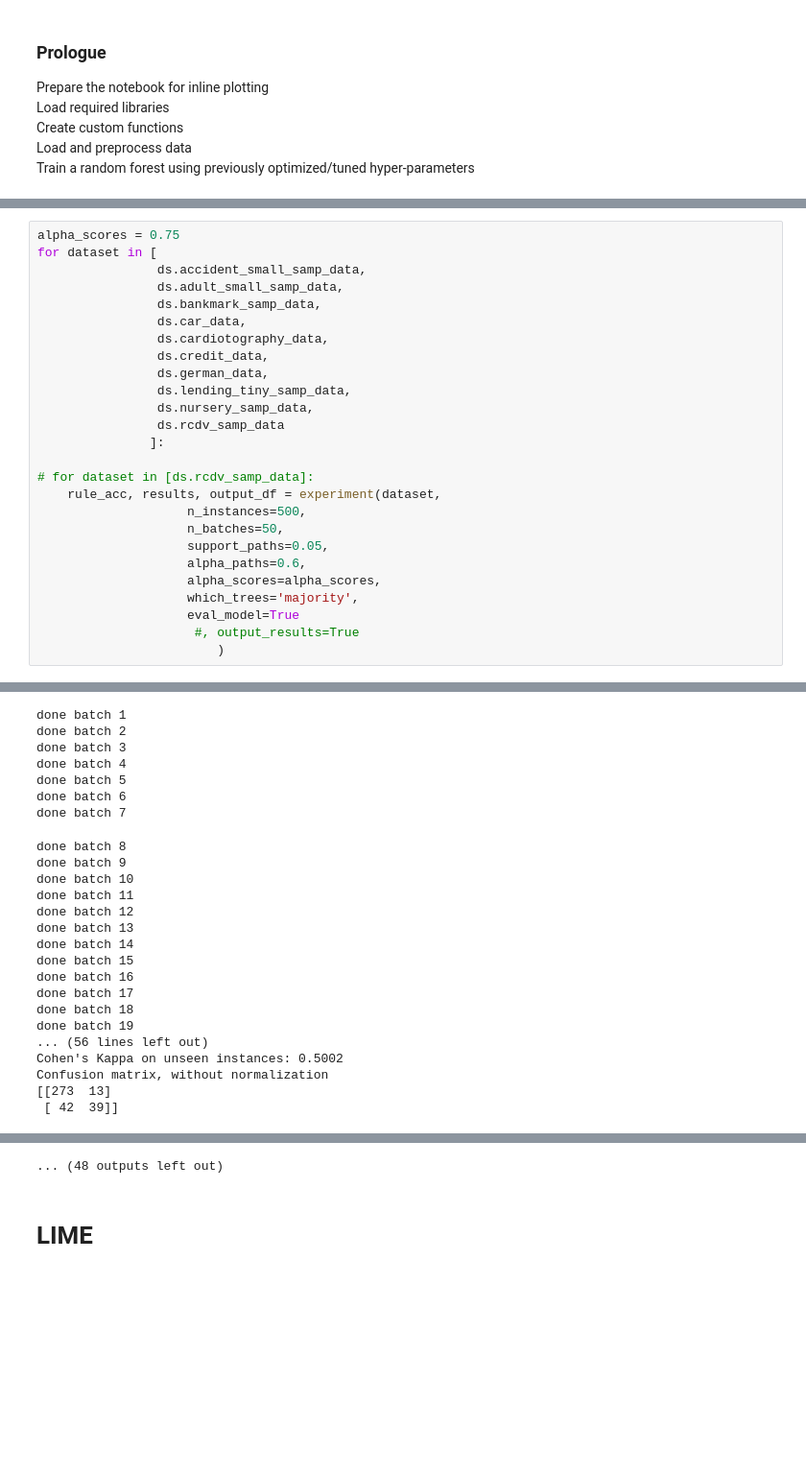
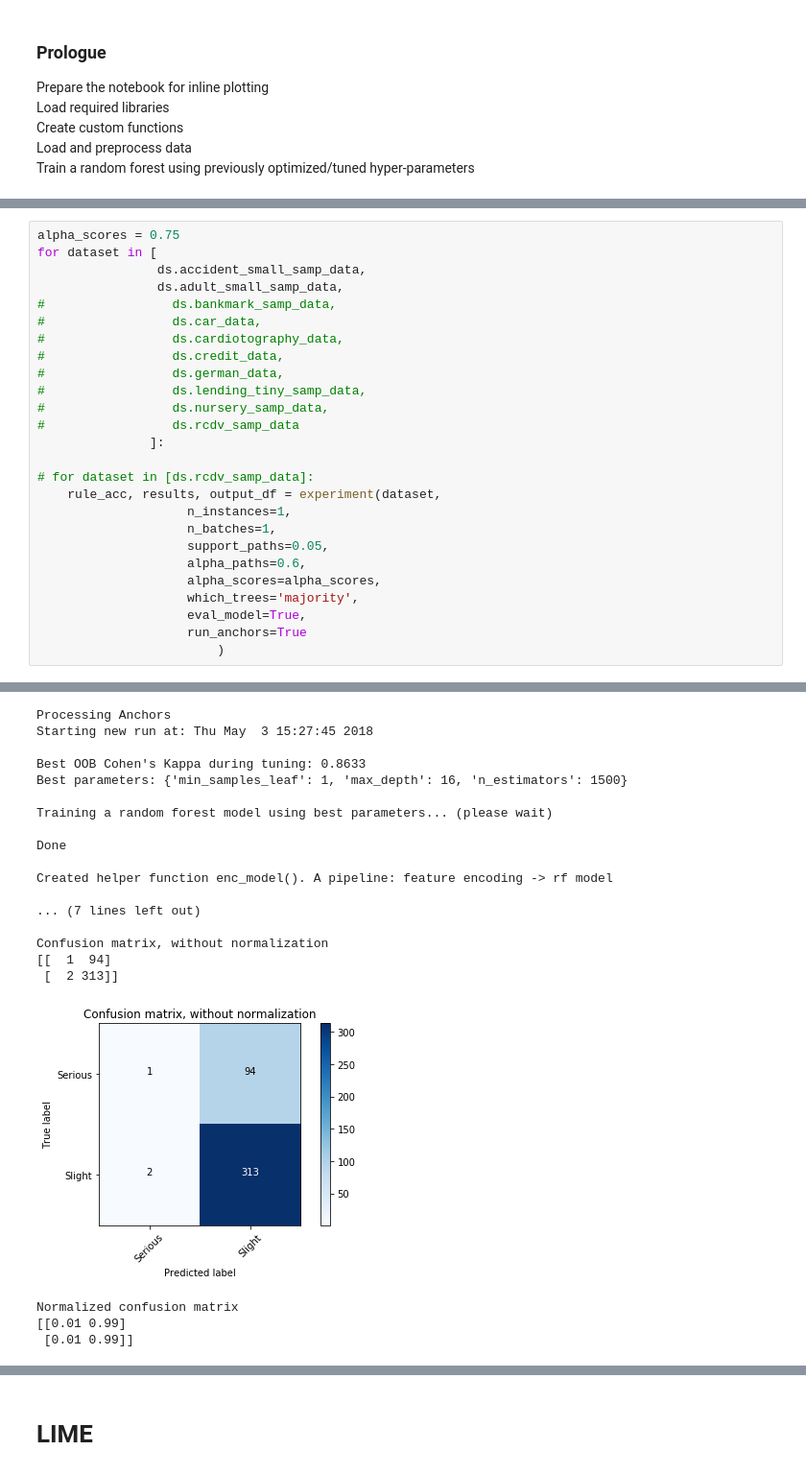
Before and after one commit to julianhatwell/interpret_basics2, a Jupyter notebook: whiteboxing experiments unattended.ipynb, the cells around one changed output, grey strips where cells are left out. Shown at 96% size. Drawn from its saved outputs; the diff is of its cells as text; blank space fills up the shorter version.

Commit message:
anchors results first cut

```diff
--- a/whiteboxing experiments unattended.ipynb
+++ b/whiteboxing experiments unattended.ipynb
@@ -22,26 +18,26 @@ alpha_scores = 0.75
 for dataset in [
                 ds.accident_small_samp_data,
                 ds.adult_small_samp_data,
-                ds.bankmark_samp_data,
-                ds.car_data,
-                ds.cardiotography_data,
-                ds.credit_data,
-                ds.german_data,
-                ds.lending_tiny_samp_data,
-                ds.nursery_samp_data,
-                ds.rcdv_samp_data
+#                 ds.bankmark_samp_data,
+#                 ds.car_data,
+#                 ds.cardiotography_data,
+#                 ds.credit_data,
+#                 ds.german_data,
+#                 ds.lending_tiny_samp_data,
+#                 ds.nursery_samp_data,
+#                 ds.rcdv_samp_data
                ]:
 
 # for dataset in [ds.rcdv_samp_data]:
     rule_acc, results, output_df = experiment(dataset,
-                    n_instances=500,
-                    n_batches=50,
+                    n_instances=1,
+                    n_batches=1,
                     support_paths=0.05,
                     alpha_paths=0.6,
                     alpha_scores=alpha_scores,
                     which_trees='majority',
-                    eval_model=True
-                     #, output_results=True
+                    eval_model=True,
+                    run_anchors=True
                         )
 # %% [output]
 LOADING NEW DATA SET.
@@ -81,24 +74,21 @@ done batch 0
-done batch 1
-done batch 2
-done batch 3
-done batch 4
-done batch 5
-done batch 6
-done batch 7
+Processing Anchors
+Starting new run at: Thu May  3 15:27:45 2018
+
+Best OOB Cohen's Kappa during tuning: 0.8633
+Best parameters: {'min_samples_leaf': 1, 'max_depth': 16, 'n_estimators': 1500}
+
+Training a random forest model using best parameters... (please wait)
+
+Done
+
+Created helper function enc_model(). A pipeline: feature encoding -> rf model
+
+... (7 lines left out)
+
+Confusion matrix, without normalization
+[[  1  94]
+ [  2 313]]
+[figure, new version]
-done batch 8
-done batch 9
-done batch 10
-done batch 11
-done batch 12
-done batch 13
-done batch 14
-done batch 15
-done batch 16
-done batch 17
-done batch 18
-done batch 19
-... (56 lines left out)
-Cohen's Kappa on unseen instances: 0.5002
-Confusion matrix, without normalization
-[[273  13]
- [ 42  39]]
+Normalized confusion matrix
+[[0.01 0.99]
+ [0.01 0.99]]
@@ -119,4 +115,3 @@ Starting new run at: Sun Apr 29 11:41:36 2018 with batch_size = 7 and n_batches
-... (48 outputs left out)
 # %% [markdown]
 # LIME
 # %%
```
Also changed, not shown: parts of 2 cells of this notebook, 4 other files.
